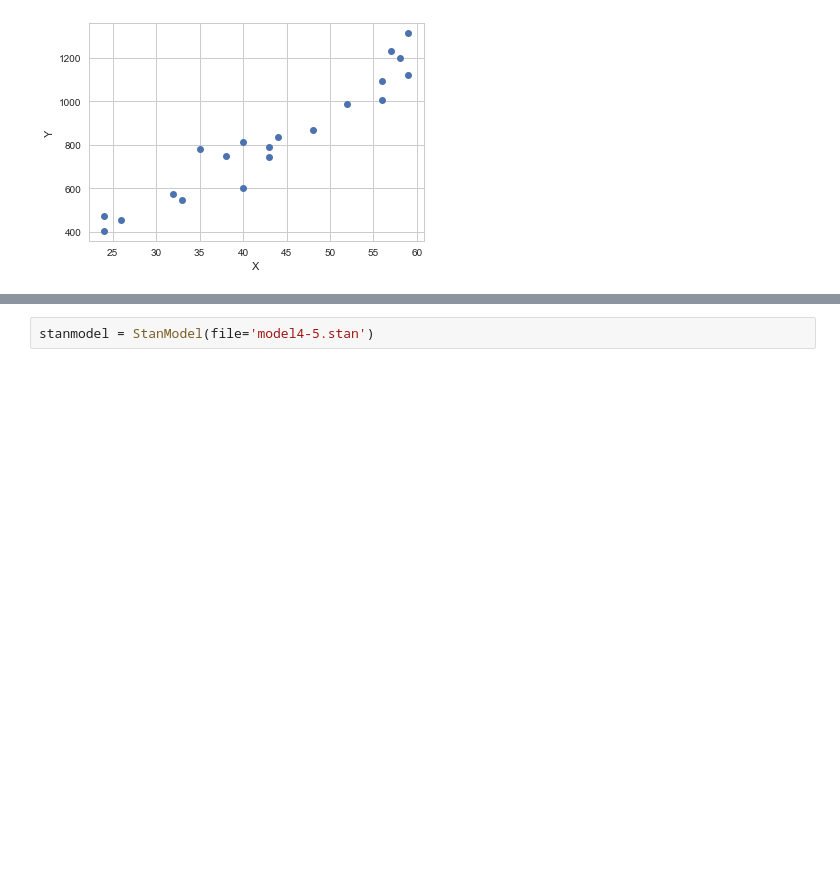
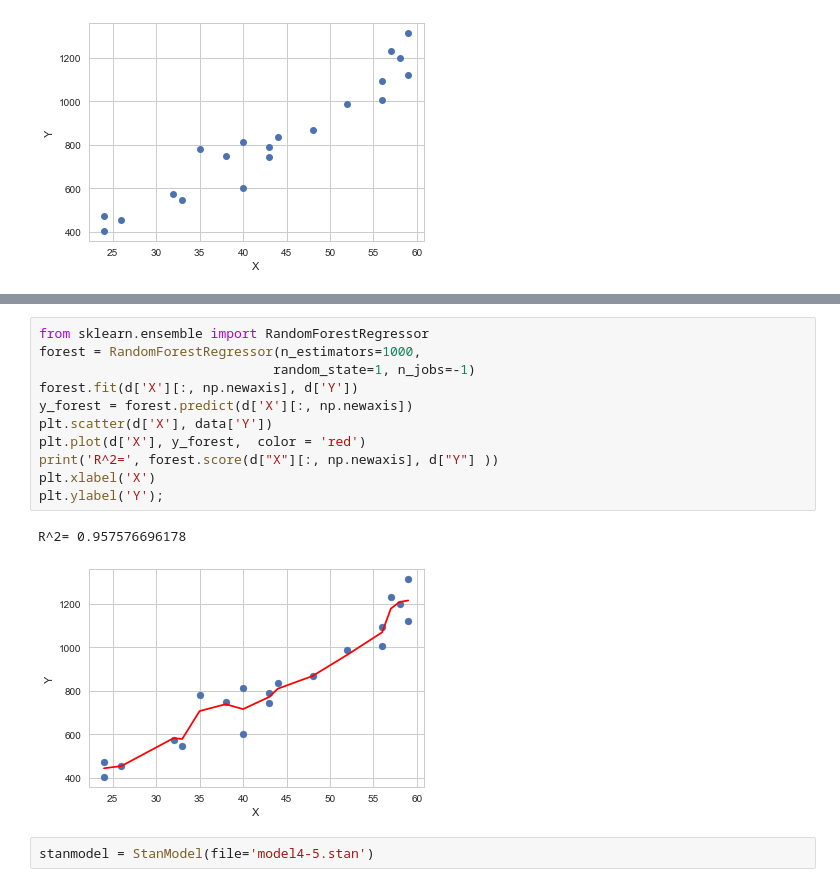
Before and after one commit to hirohisakubota/RstanBook, a Jupyter notebook: chap04/stan_modeling_4_1.ipynb, the cells around one changed output, grey strips where cells are left out. Cells and saved outputs as stored; diff of their text form; blank space fills up the shorter version.

```diff
--- a/chap04/stan_modeling_4_1.ipynb
+++ b/chap04/stan_modeling_4_1.ipynb
@@ -38,3 +53,17 @@ R^2= 0.920412655854
+# %%
+from sklearn.ensemble import RandomForestRegressor
+forest = RandomForestRegressor(n_estimators=1000,
+                              random_state=1, n_jobs=-1)
+forest.fit(d['X'][:, np.newaxis], d['Y'])
+y_forest = forest.predict(d['X'][:, np.newaxis])
+plt.scatter(d['X'], data['Y'])
+plt.plot(d['X'], y_forest,  color = 'red')
+print('R^2=', forest.score(d["X"][:, np.newaxis], d["Y"] ))
+plt.xlabel('X')
+plt.ylabel('Y');
+# %% [output]
+R^2= 0.957576696178
+[figure, added]
 # %%
 stanmodel = StanModel(file='model4-5.stan')
 # %%
```
Also changed, not shown: parts of 3 cells of this notebook, 1 other file.
